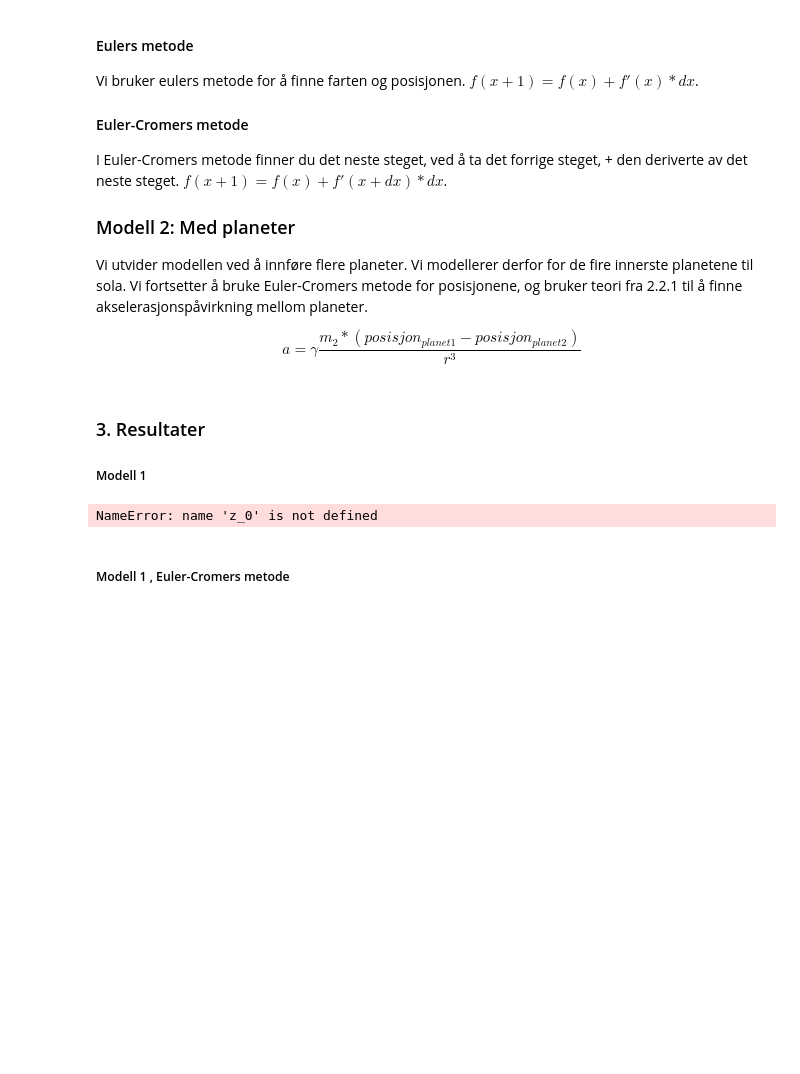
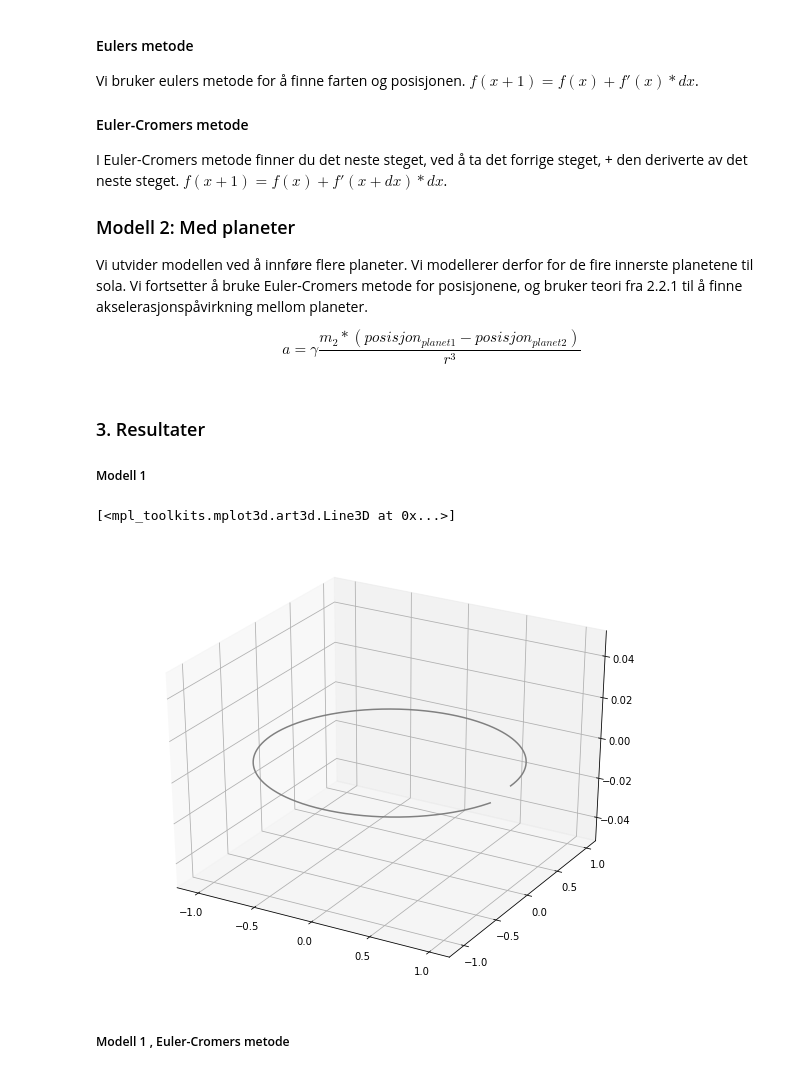
Before and after one commit to JesperVigtel/Planeter-Modellering, a Jupyter notebook: Planetmodellering-Copy1.ipynb, the cells around one changed output. Saved outputs shown, nothing was run; the diff lists cells and outputs as text; code cells hidden in the pictures; blank space fills up the shorter version.

```diff
--- a/Planetmodellering-Copy1.ipynb
+++ b/Planetmodellering-Copy1.ipynb
@@ -98,6 +98,7 @@ m_1 = 3*1e-6     #Jordmassen i solmasser
 solmasse = 1     #Solmassen i solmasser
 x_0 = 1          #Startposisjon x-aksen
 y_0 = 0          #Startposisjon y-aksen
+z_0 = 0
 vx_0 = 0         #Startfart x-aksen
 vy_0 = 2*pi      #Startfart y-aksen
 vz_0 = 0
@@ -136,34 +137,35 @@ for i in range(N):
 
     #Eulers metode:
     vx[i+1] = vx[i] + a_x*dt                                  #For farten
     vy[i+1] = vy[i] + a_y*dt
     vz[i+1] = vz[i] + a_z*dt
 
     x[i+1] = x[i] + vx[i]*dt                                  #For posisjonen
     y[i+1] = y[i] + vy[i]*dt
     z[i+1] = z[i] + vz[i]*dt
 
 
 figure(figsize=(10,8))             #Endrer størrelsen til figuren
 
 
 #Plot jordas bane rundt sola
 """
 plot(0,0,"y*", markersize =30 )    #Sola
 plot(x,y)                          #Jordas bane
 title("Jordas bane rundt sola (Eulers)")
 xlabel("Avstand (AU)")
 ylabel("Avstand (AU)")
 grid()
 show()
 """
 
 ax = plt.axes(projection='3d')
 
 
 ax.plot3D(x, y, z, 'gray')
 # %% [output]
-NameError: name 'z_0' is not defined
+[<mpl_toolkits.mplot3d.art3d.Line3D at 0x...>]
+[figure, added]
 # %% [markdown]
 ##### Modell 1 , Euler-Cromers metode
 # %%
```
